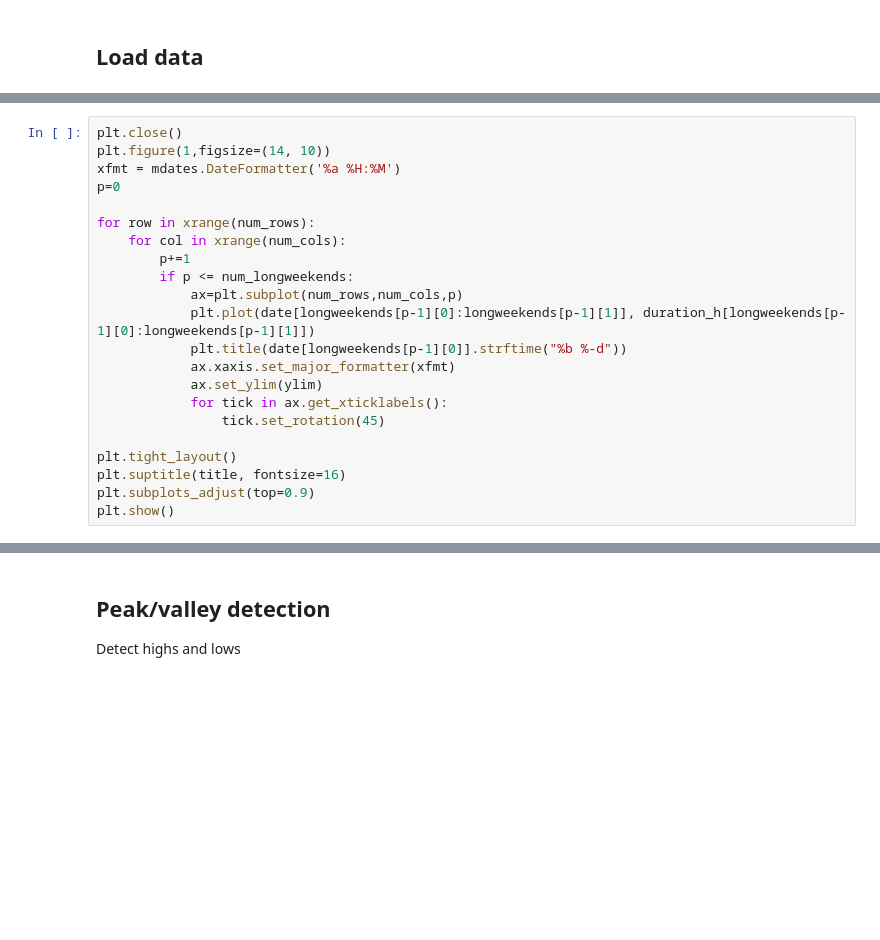
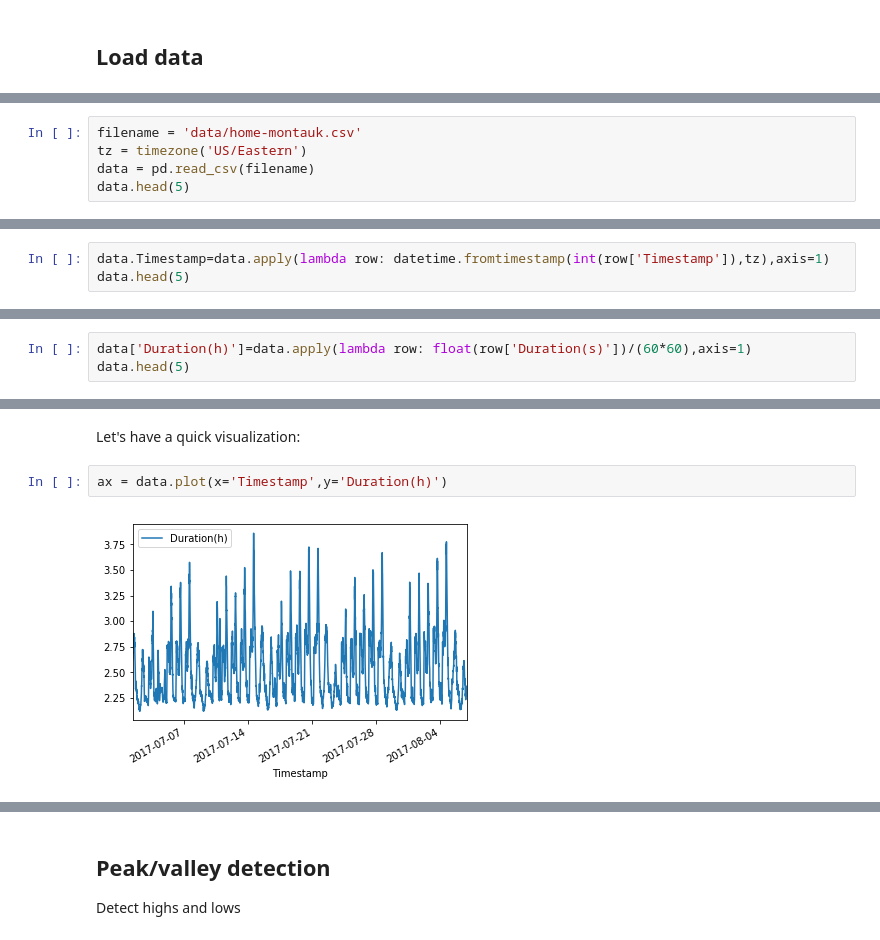
Before and after one commit to amadeuspzs/travelTime, a Jupyter notebook: analysis.ipynb, the cells around one changed output, grey strips where cells are left out. Drawn from its saved outputs; the diff is of its cells as text; blank space fills up the shorter version.

```diff
--- a/analysis.ipynb
+++ b/analysis.ipynb
@@ -78,22 +14,0 @@ Found 6 long weekends
-# %%
-plt.close()
-plt.figure(1,figsize=(14, 10))
-xfmt = mdates.DateFormatter('%a %H:%M')
-p=0
-
-for row in xrange(num_rows):
-    for col in xrange(num_cols):
-        p+=1
-        if p <= num_longweekends:
-            ax=plt.subplot(num_rows,num_cols,p)
-            plt.plot(date[longweekends[p-1][0]:longweekends[p-1][1]], duration_h[longweekends[p-1][0]:longweekends[p-1][1]])
-            plt.title(date[longweekends[p-1][0]].strftime("%b %-d"))
-            ax.xaxis.set_major_formatter(xfmt)
-            ax.set_ylim(ylim)
-            for tick in ax.get_xticklabels():
-                tick.set_rotation(45)
-
-plt.tight_layout()
-plt.suptitle(title, fontsize=16)
-plt.subplots_adjust(top=0.9)
-plt.show()
@@ -101,0 +15,5 @@ plt.show()
+# %%
+filename = 'data/home-montauk.csv'
+tz = timezone('US/Eastern')
+data = pd.read_csv(filename)
+data.head(5)
@@ -101,0 +29,3 @@ plt.show()
+# %%
+data.Timestamp=data.apply(lambda row: datetime.fromtimestamp(int(row['Timestamp']),tz),axis=1)
+data.head(5)
@@ -101,0 +41,3 @@ plt.show()
+# %%
+data['Duration(h)']=data.apply(lambda row: float(row['Duration(s)'])/(60*60),axis=1)
+data.head(5)
@@ -101,0 +51,6 @@ plt.show()
+# %% [markdown]
+Let's have a quick visualization:
+# %%
+ax = data.plot(x='Timestamp',y='Duration(h)')
+# %% [output]
+[figure, added]
```
Also changed, not shown: parts of 26 cells of this notebook, 2 other files.
